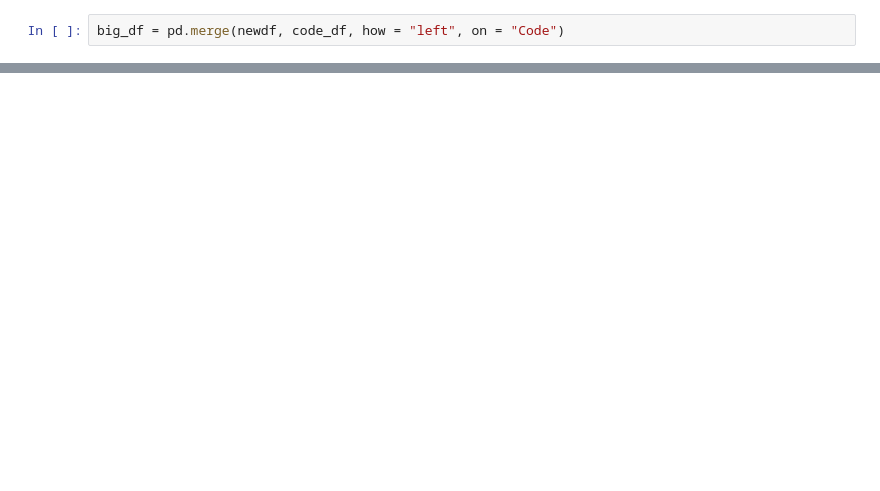
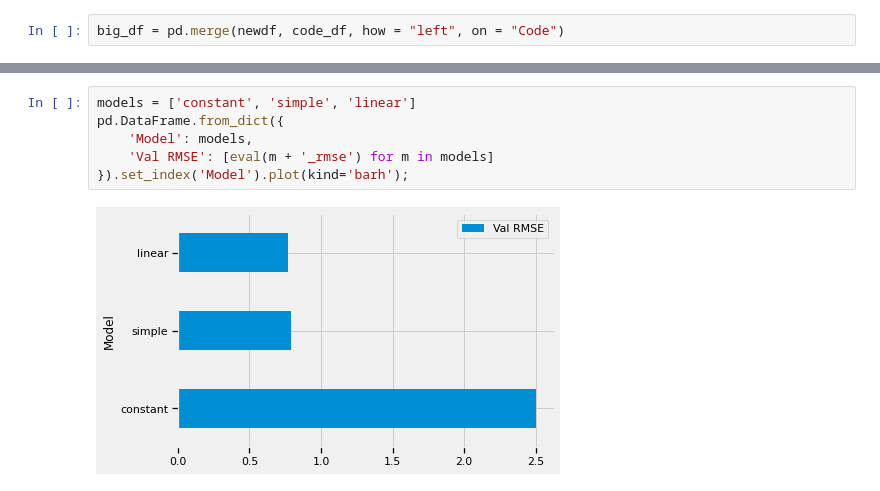
Before and after one commit to ganeshmanyam/mow-uoft, a Jupyter notebook: Notebook Files/project_2_modelling.ipynb, the cells around one changed output, grey strips where cells are left out. Saved outputs shown, nothing was run; the diff lists cells and outputs as text; blank space fills up the shorter version.

```diff
--- a/Notebook Files/project_2_modelling.ipynb
+++ b/Notebook Files/project_2_modelling.ipynb
@@ -469,0 +479,8 @@ Cross-validation RMSE scores std: 1.3700976645715566
+# %%
+models = ['constant', 'simple', 'linear']
+pd.DataFrame.from_dict({
+    'Model': models,
+    'Val RMSE': [eval(m + '_rmse') for m in models]
+}).set_index('Model').plot(kind='barh');
+# %% [output]
+[figure, added]
```
Also changed, not shown: parts of 36 cells of this notebook.
